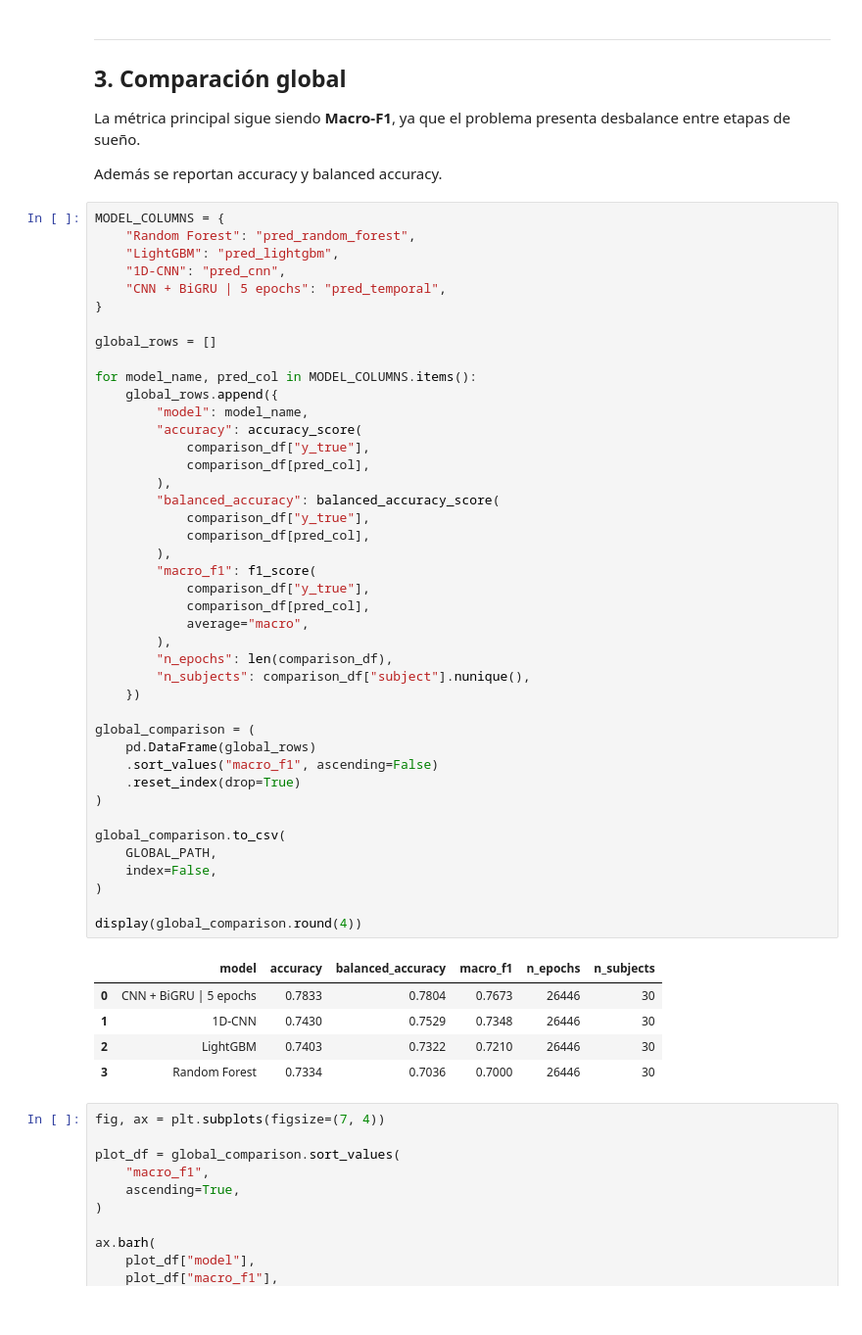
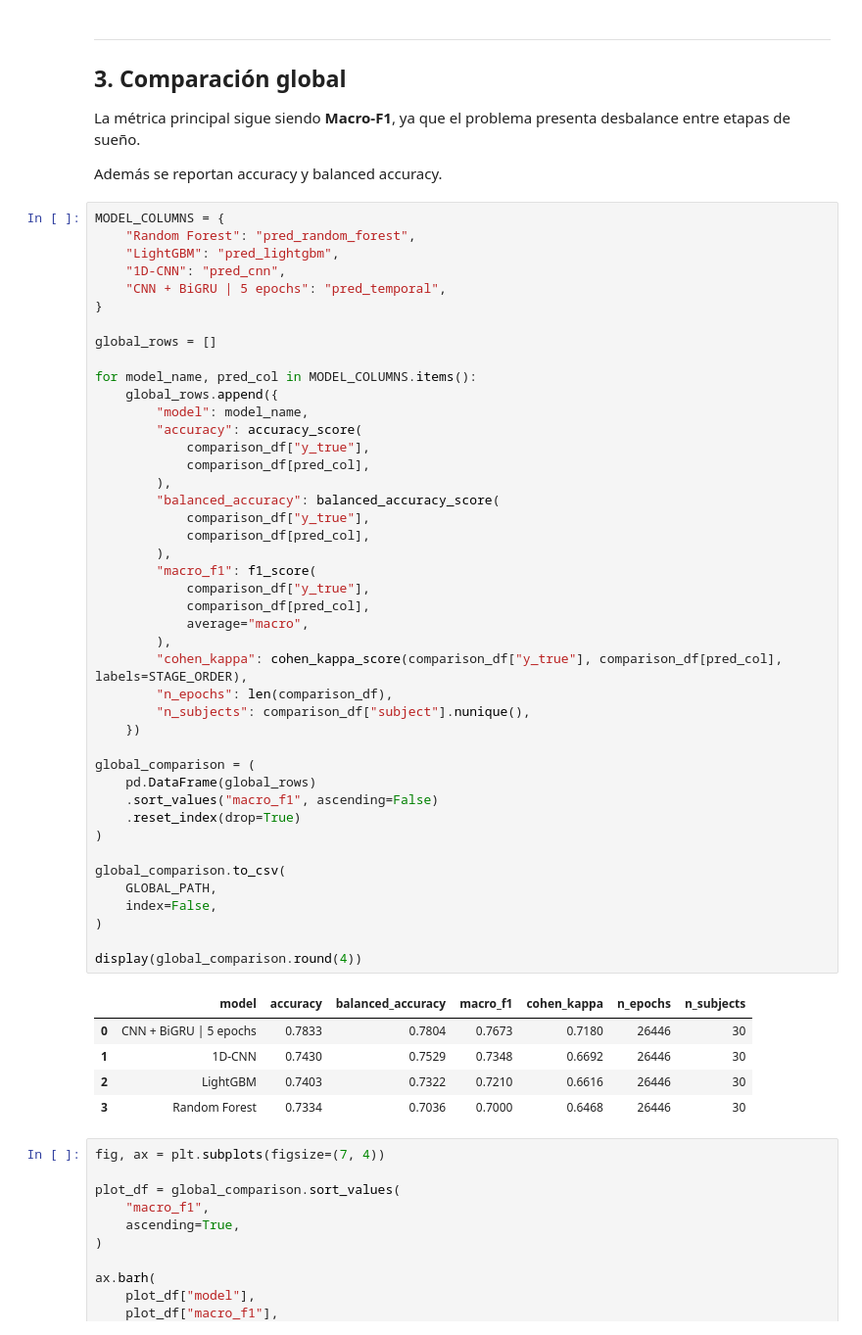
Before and after one commit to Lourdes-Tolotto/Automatic-Sleep-Staging, a Jupyter notebook: Notebooks/11_final_comparison_and_model_selection.ipynb, the cells around one changed output. Shown at 98% size. Cells and saved outputs as stored; diff of their text form.

```diff
--- a/Notebooks/11_final_comparison_and_model_selection.ipynb
+++ b/Notebooks/11_final_comparison_and_model_selection.ipynb
@@ -234,38 +228,39 @@ for model_name, pred_col in MODEL_COLUMNS.items():
         "accuracy": accuracy_score(
             comparison_df["y_true"],
             comparison_df[pred_col],
         ),
         "balanced_accuracy": balanced_accuracy_score(
             comparison_df["y_true"],
             comparison_df[pred_col],
         ),
         "macro_f1": f1_score(
             comparison_df["y_true"],
             comparison_df[pred_col],
             average="macro",
         ),
+        "cohen_kappa": cohen_kappa_score(comparison_df["y_true"], comparison_df[pred_col], labels=STAGE_ORDER),
         "n_epochs": len(comparison_df),
         "n_subjects": comparison_df["subject"].nunique(),
     })
 
 global_comparison = (
     pd.DataFrame(global_rows)
     .sort_values("macro_f1", ascending=False)
     .reset_index(drop=True)
 )
 
 global_comparison.to_csv(
     GLOBAL_PATH,
     index=False,
 )
 
 display(global_comparison.round(4))
 # %% [output]
-|  | model | accuracy | balanced_accuracy | macro_f1 | n_epochs | n_subjects |
-| 0 | CNN + BiGRU | 5 epochs | 0.7833 | 0.7804 | 0.7673 | 26446 | 30 |
-| 1 | 1D-CNN | 0.7430 | 0.7529 | 0.7348 | 26446 | 30 |
-| 2 | LightGBM | 0.7403 | 0.7322 | 0.7210 | 26446 | 30 |
-| 3 | Random Forest | 0.7334 | 0.7036 | 0.7000 | 26446 | 30 |
+|  | model | accuracy | balanced_accuracy | macro_f1 | cohen_kappa | n_epochs | n_subjects |
+| 0 | CNN + BiGRU | 5 epochs | 0.7833 | 0.7804 | 0.7673 | 0.7180 | 26446 | 30 |
+| 1 | 1D-CNN | 0.7430 | 0.7529 | 0.7348 | 0.6692 | 26446 | 30 |
+| 2 | LightGBM | 0.7403 | 0.7322 | 0.7210 | 0.6616 | 26446 | 30 |
+| 3 | Random Forest | 0.7334 | 0.7036 | 0.7000 | 0.6468 | 26446 | 30 |
 # %%
 fig, ax = plt.subplots(figsize=(7, 4))
 
```
Also changed, not shown: parts of 11 cells of this notebook.
